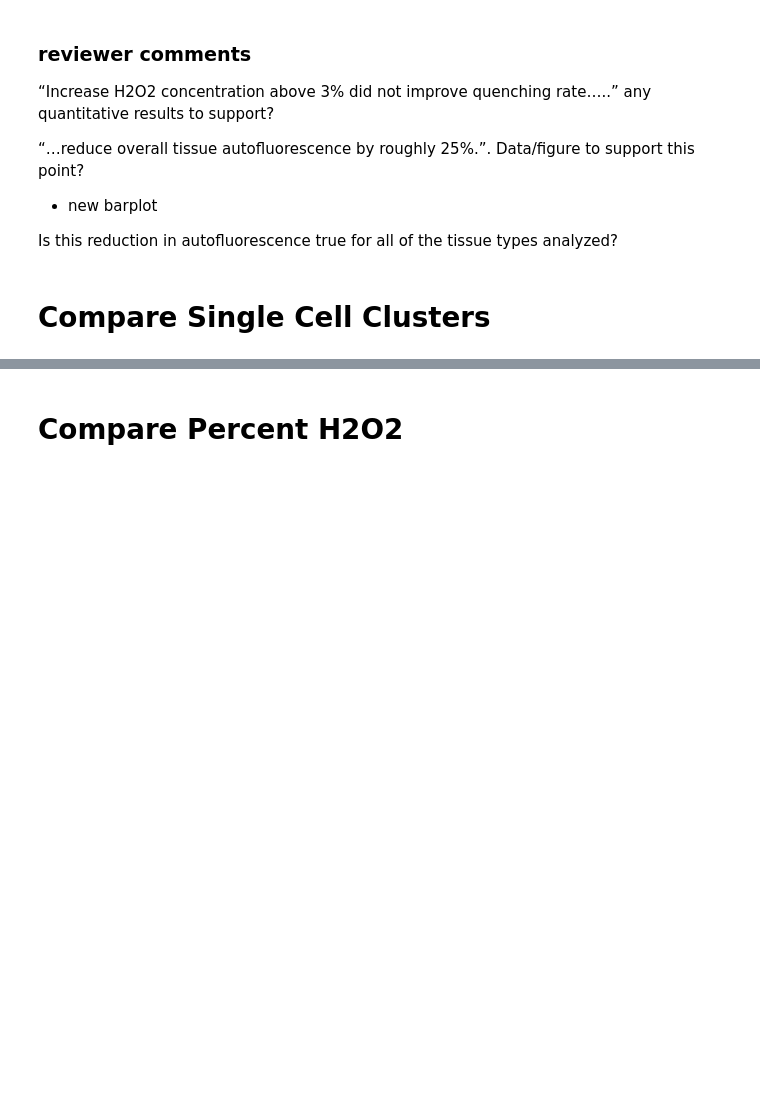
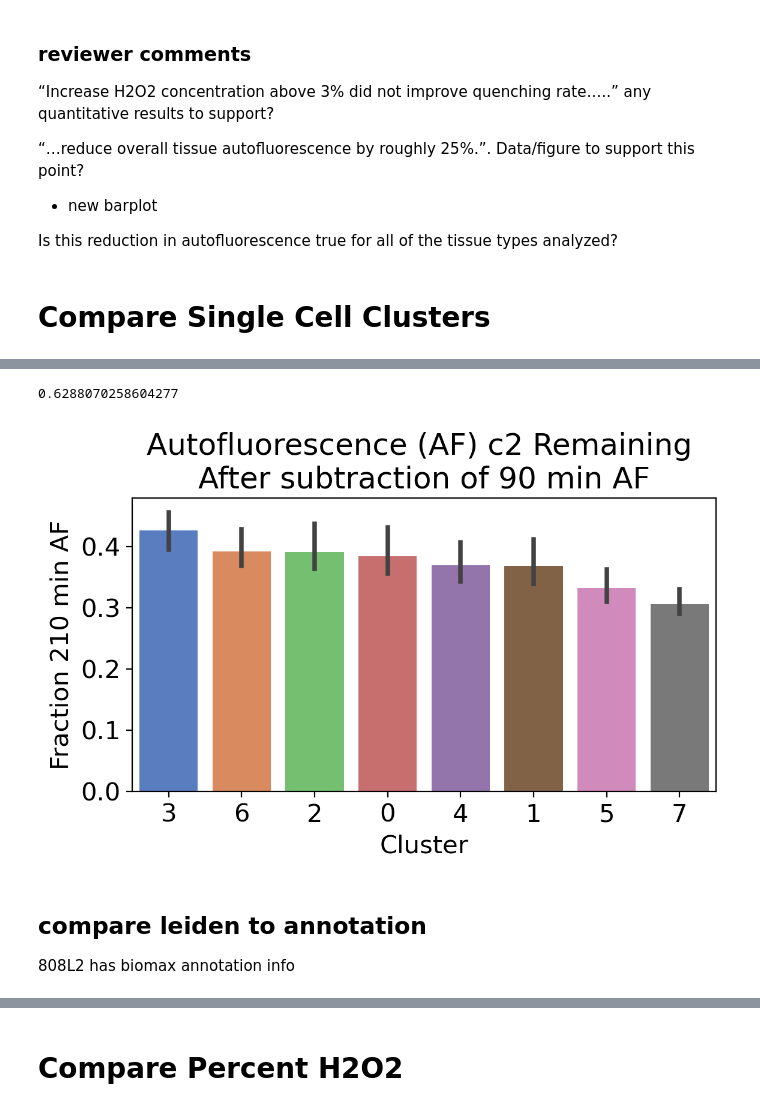
Before and after one commit to engjen/cycIF_Validation, a Jupyter notebook: Fig2_Quenching_analysis.ipynb, the cells around one changed output, grey strips where cells are left out. Drawn from its saved outputs; the diff is of its cells as text; code cells hidden in the pictures; blank space fills up the shorter version.

Commit message:
current copies after graylab full

```diff
--- a/Fig2_Quenching_analysis.ipynb
+++ b/Fig2_Quenching_analysis.ipynb
@@ -124,0 +152,33 @@ fig.savefig(f'{codedir}/Figures/Leiden_{s_slide}__quenching.png')
+# %%
+#120 minutes is lowest AF, 270 minutes is highest, 240 near 270, #180 is R5Q; in c3 240 is higher
+if s_slide == '808L2':
+    i_low = 120
+    i_high = 240
+if s_slide == 'HER2A':
+    i_low = 90
+    i_high = 210
+matplotlib.rcParams.update({'font.size': 15})
+df_m =  df.groupby(['leiden','tissue']).mean().drop(ls_drop)
+df_diff = pd.DataFrame()
+ls_lei= sorted(set(df.leiden.unique()) - set(ls_drop))#[0, 1, 2, 3, 4, 5, 6, 7, 8, 9, 10, 11, 12, 13, 14, 15, 16, 17]
+df.loc[:,df.dtypes=='float64'].mean().sort_values()
+for i_lei in ls_lei:
+    se_diff = (df_m.loc[i_lei,i_high] - df_m.loc[i_lei,i_low])/df_m.loc[i_lei,i_high]
+    se_diff.name= i_lei
+    df_diff = df_diff.append(se_diff)
+ls_order = df_diff.T.mean().sort_values(ascending=False).index.tolist()
+fig, ax = plt.subplots(figsize=(6,4),dpi=200)
+sns.barplot(data=df_diff.T,order=ls_order,ax=ax,palette='muted')
+ax.set_title(f'Autofluorescence (AF) {s_sample.split("_")[1]} Remaining \nAfter subtraction of {i_low} min AF')
+ax.set_ylabel(f'Fraction {i_high} min AF')
+ax.set_xlabel('Cluster')
+plt.tight_layout()
+print(1 - df_diff.mean().mean())
+fig.savefig(f'./Figures/Optimal_subtraction_{s_sample}.png')
+# %% [output]
+0.6288070258604277
+[figure, added]
+# %% [markdown]
+## compare leiden to annotation
+
+808L2 has biomax annotation info
```
Also changed, not shown: parts of 18 cells of this notebook, 3 other files.
